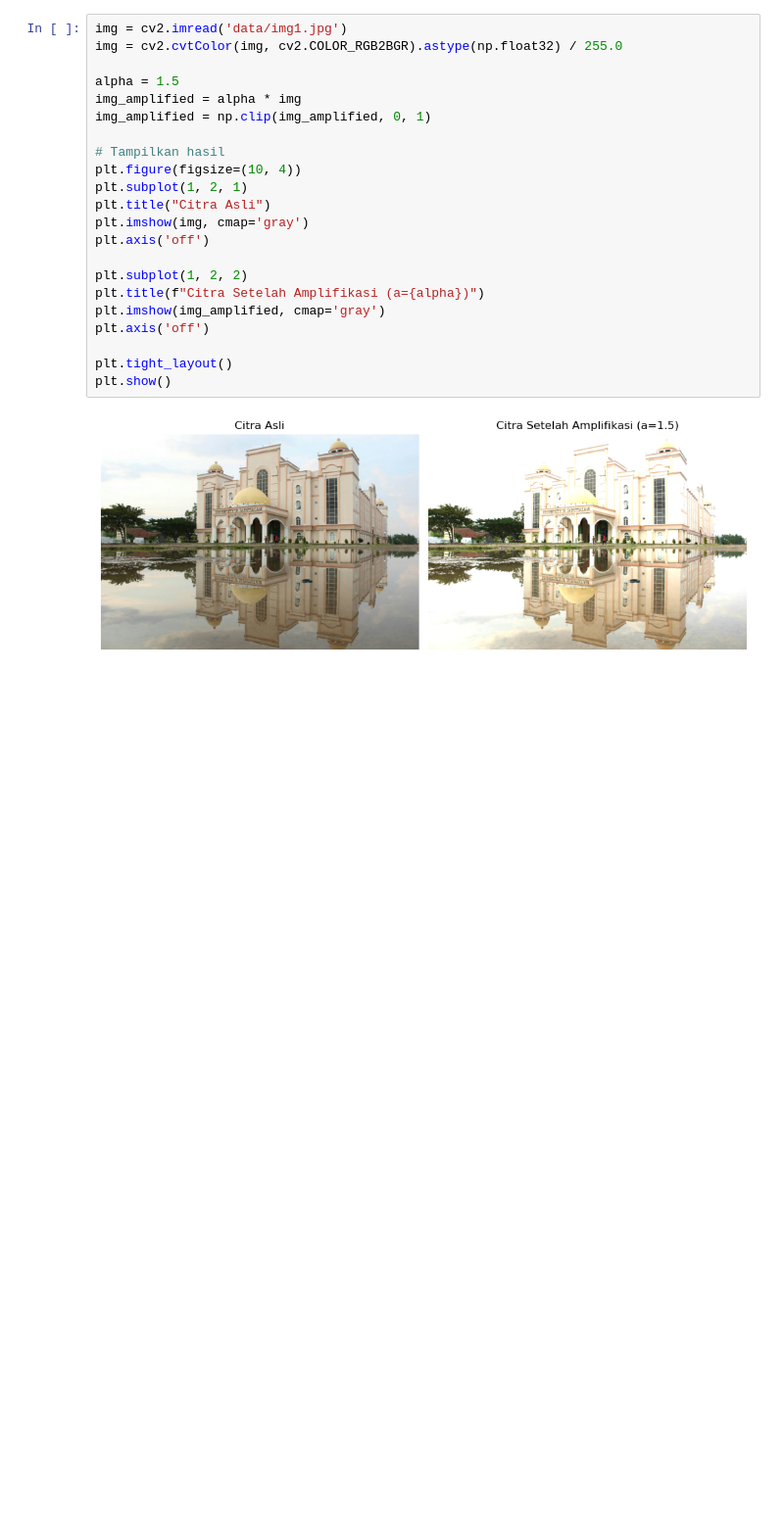
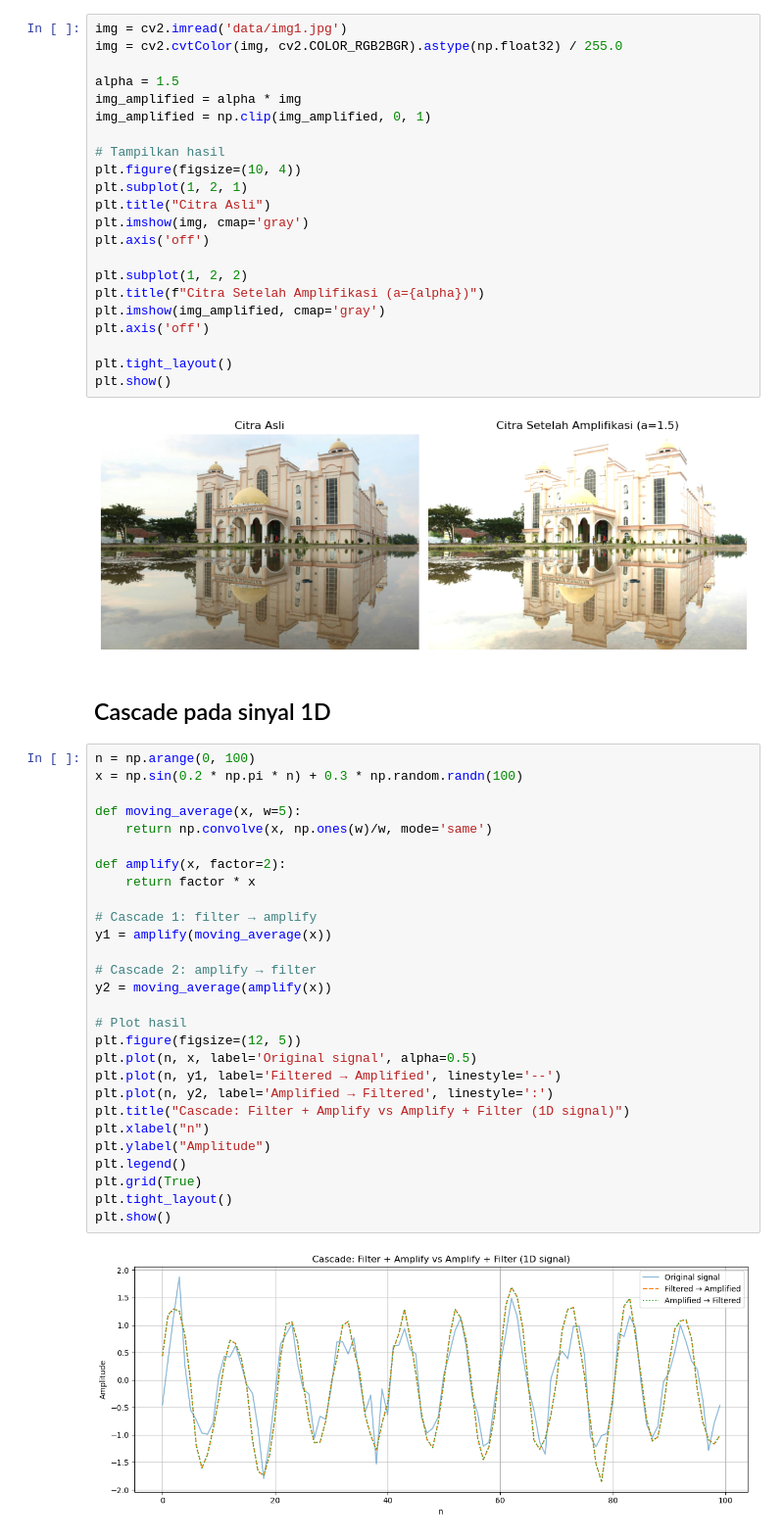
Before and after one commit to virgantara/Digital-Signal-Processing-Course, a Jupyter notebook: week04/penjumlahan.ipynb, the cells around one changed output. Shown at 98% size. Saved outputs shown, nothing was run; the diff lists cells and outputs as text; blank space fills up the shorter version.

```diff
--- a/week04/penjumlahan.ipynb
+++ b/week04/penjumlahan.ipynb
@@ -187,3 +187,35 @@ plt.tight_layout()
 plt.show()
 # %% [output]
 [figure]
+# %% [markdown]
+## Cascade pada sinyal 1D
+# %%
+n = np.arange(0, 100)
+x = np.sin(0.2 * np.pi * n) + 0.3 * np.random.randn(100)
+
+def moving_average(x, w=5):
+    return np.convolve(x, np.ones(w)/w, mode='same')
+
+def amplify(x, factor=2):
+    return factor * x
+
+# Cascade 1: filter → amplify
+y1 = amplify(moving_average(x))
+
+# Cascade 2: amplify → filter
+y2 = moving_average(amplify(x))
+
+# Plot hasil
+plt.figure(figsize=(12, 5))
+plt.plot(n, x, label='Original signal', alpha=0.5)
+plt.plot(n, y1, label='Filtered → Amplified', linestyle='--')
+plt.plot(n, y2, label='Amplified → Filtered', linestyle=':')
+plt.title("Cascade: Filter + Amplify vs Amplify + Filter (1D signal)")
+plt.xlabel("n")
+plt.ylabel("Amplitude")
+plt.legend()
+plt.grid(True)
+plt.tight_layout()
+plt.show()
+# %% [output]
+[figure, added]
```
Also changed, not shown: parts of 9 cells of this notebook, 1 other file.
